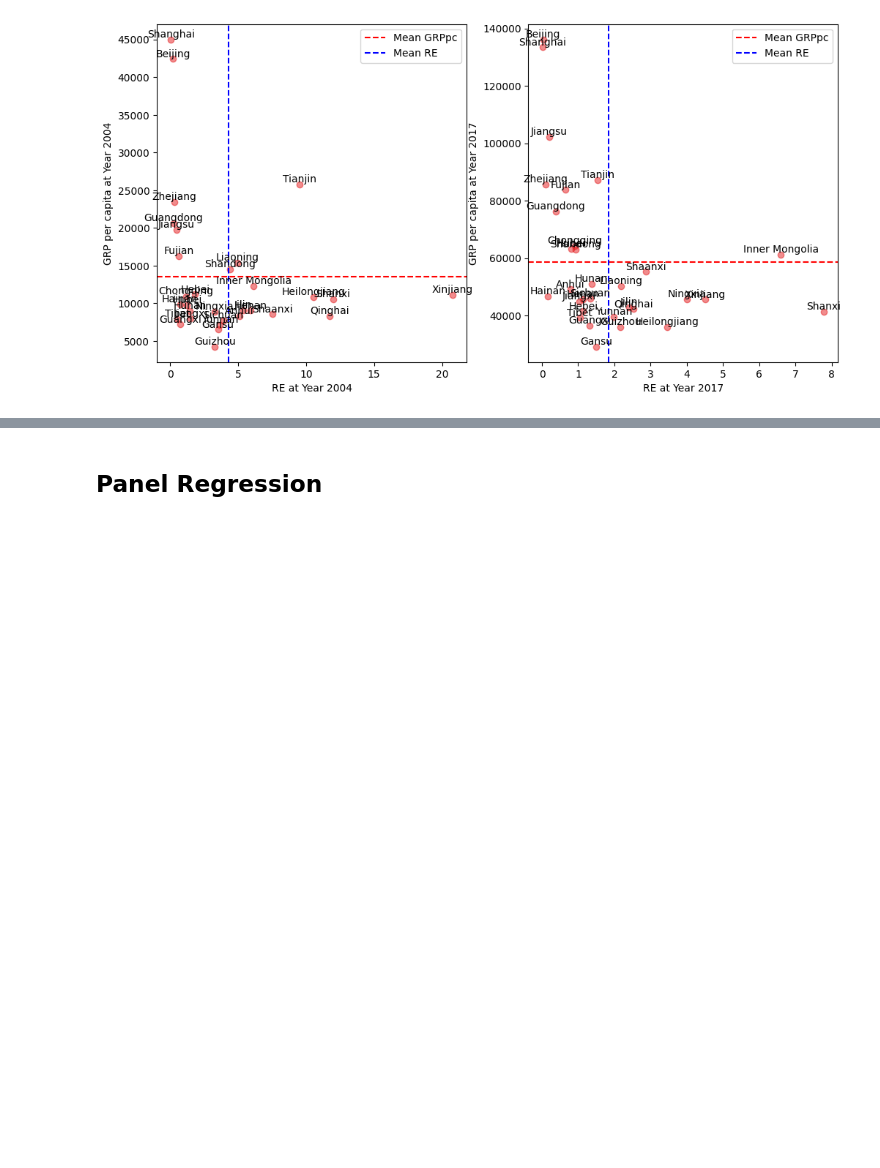
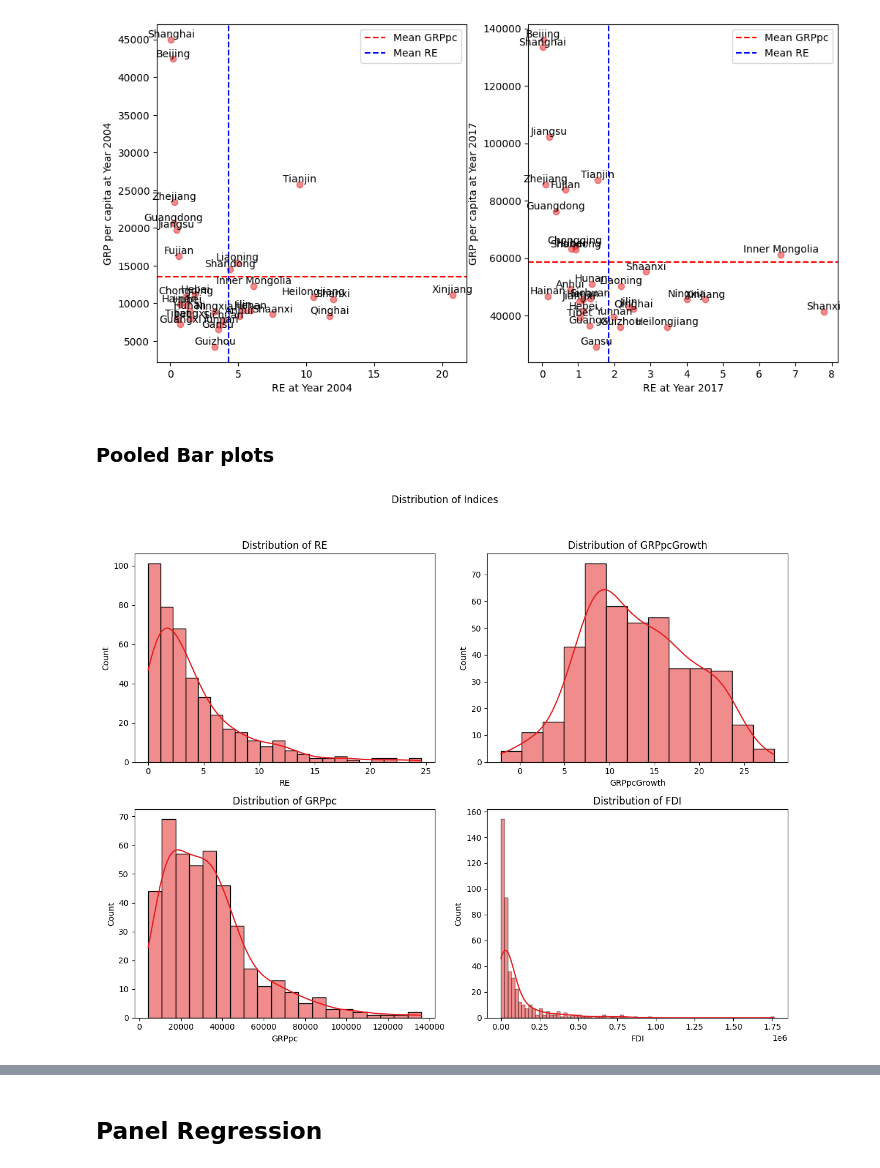
Before and after one commit to KaylaBai/Dissertation, a Jupyter notebook: Dissertation.ipynb, the cells around one changed output, grey strips where cells are left out. Drawn from its saved outputs; the diff is of its cells as text; code cells hidden in the pictures; blank space fills up the shorter version.

```diff
--- a/Dissertation.ipynb
+++ b/Dissertation.ipynb
@@ -306,0 +316,8 @@ memory usage: 3.6+ KB
+# %%
+# Step 1: Read the CSV file into a DataFrame.
+df_FDI = pd.read_csv("FDI.csv", index_col=0, header=0)
+
+# Step 2: Reverse the order of columns
+df_FDI = df_FDI.iloc[:, ::-1]
+
+df_FDI.head()
@@ -350,3 +378,8 @@ Data columns (total 3 columns):
  2   RE      434 non-null    float64
 dtypes: float64(1), object(2)
 memory usage: 10.3+ KB
+# %%
+# Turn FDI data into long data
+FDI_04_17 = df_FDI.iloc[:,1:-4]
+FDI_04_17_long = FDI_04_17.reset_index().melt(id_vars = "Region",var_name='Year', value_name='FDI')
+FDI_04_17_long.info()
@@ -354,6 +398,7 @@ memory usage: 10.3+ KB
 # Merge the dataframes based on "Region" and "Year"
 df = pd.merge(RE_long, pcgrowth_04_17_long, on=['Region', 'Year'])
 df = df.merge(pc_04_17_long, on=['Region', 'Year'])
+df = df.merge(FDI_04_17_long, on=['Region', 'Year'])
 df = df.merge(boundaries, how="left",left_on="Region",right_on="NAME").drop(["NAME"],axis=1)
 gdf = gpd.GeoDataFrame(df, geometry="geometry")
 gdf['Year'] = pd.to_numeric(gdf['Year'])
@@ -487,3 +533,33 @@ plt.legend()
 # %% [output]
 <matplotlib.legend.Legend at 0x...>
 [figure]
+# %% [markdown]
+### Pooled Bar plots
+# %%
+# Create a figure with four subplots
+fig, axes = plt.subplots(2, 2, figsize=(12, 10))
+fig.suptitle("Distribution of Indices")
+
+# Plot the distribution of RE
+sns.histplot(data=gdf, x="RE", kde=True, ax=axes[0, 0])
+axes[0, 0].set_title("Distribution of RE")
+
+# Plot the distribution of GRPpcGrowth
+sns.histplot(data=gdf, x="GRPpcGrowth", kde=True, ax=axes[0, 1])
+axes[0, 1].set_title("Distribution of GRPpcGrowth")
+
+# Plot the distribution of GRPpc
+sns.histplot(data=gdf, x="GRPpc", kde=True, ax=axes[1, 0])
+axes[1, 0].set_title("Distribution of GRPpc")
+
+# Plot the distribution of FDI
+sns.histplot(data=gdf, x="FDI", kde=True, ax=axes[1, 1])
+axes[1, 1].set_title("Distribution of FDI")
+
+# Adjust layout
+plt.tight_layout(rect=[0, 0.03, 1, 0.95])
+
+# Show the plot
+plt.show()
+# %% [output]
+[figure, added]
```
Also changed, not shown: parts of 18 cells of this notebook.
